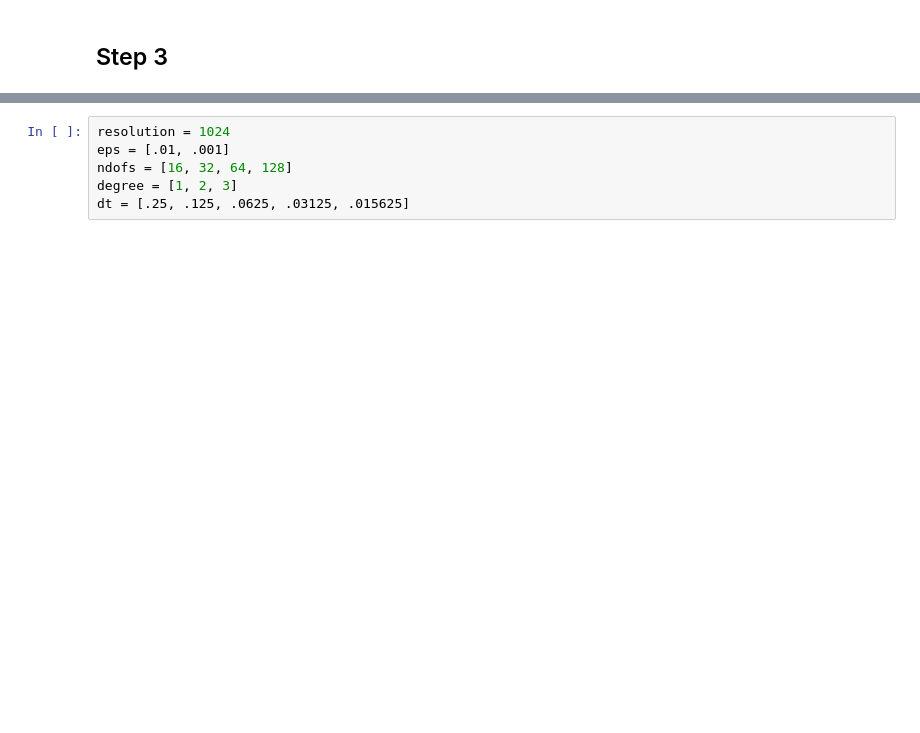
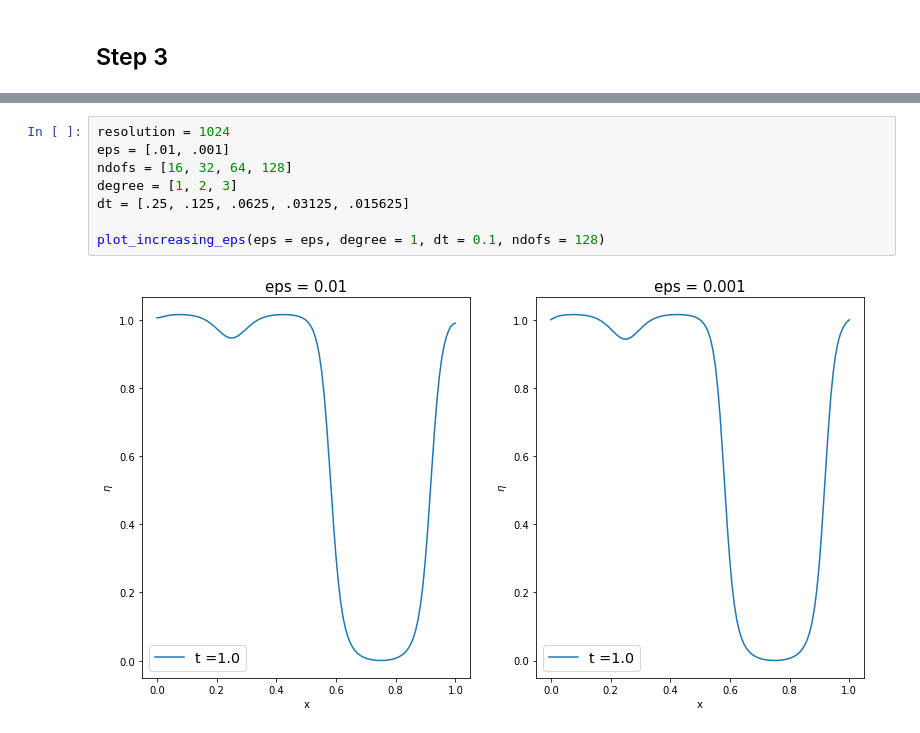
Before and after one commit to eferos93/P1.4_seed, a Jupyter notebook: final_project/final_project_2019-2020.ipynb, the cells around one changed output, grey strips where cells are left out. Cells and saved outputs as stored; diff of their text form; blank space fills up the shorter version.

```diff
--- a/final_project/final_project_2019-2020.ipynb
+++ b/final_project/final_project_2019-2020.ipynb
@@ -231,6 +279,10 @@ _= plot_solution(eta, basis, stride=4, resolution=1025)
 # %%
 resolution = 1024
 eps = [.01, .001]
 ndofs = [16, 32, 64, 128]
 degree = [1, 2, 3]
 dt = [.25, .125, .0625, .03125, .015625]
+
+plot_increasing_eps(eps = eps, degree = 1, dt = 0.1, ndofs = 128)
+# %% [output]
+[figure, added]
```
Also changed, not shown: parts of 6 cells of this notebook.
